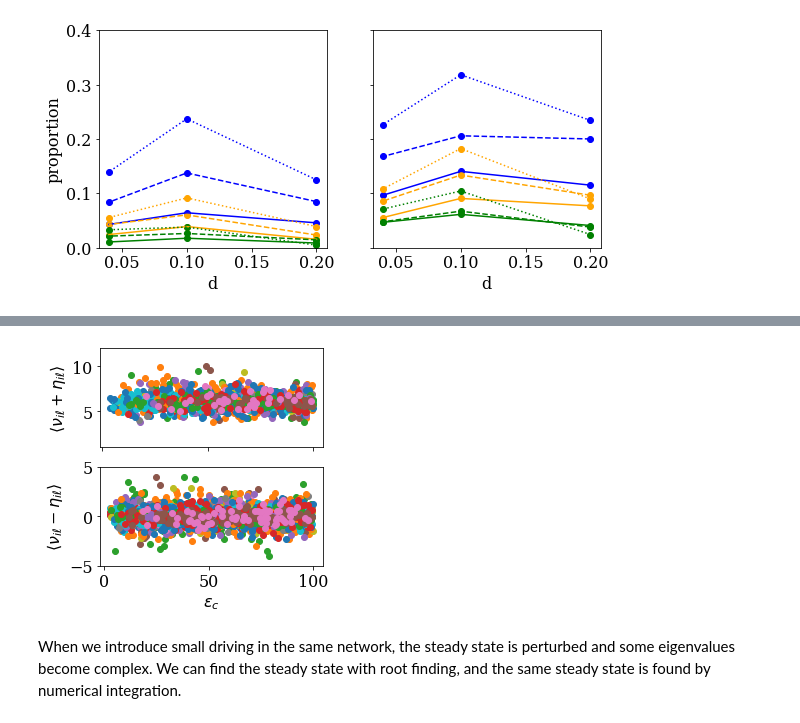
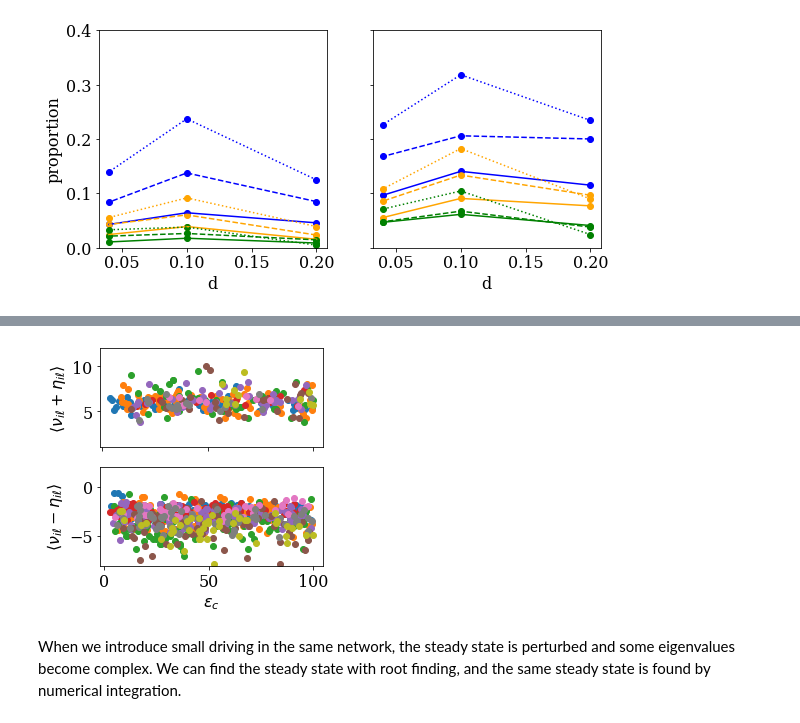
Before and after one commit to znicolaou/rmtchem, a Jupyter notebook: rmtchem.ipynb, the cells around one changed output, grey strips where cells are left out. Cells and saved outputs as stored; diff of their text form; code cells hidden in the pictures.

```diff
--- a/rmtchem.ipynb
+++ b/rmtchem.ipynb
@@ -94,7 +98,7 @@ plt.ylabel("proportion")
 plt.ylim(0,1.1)
 for i in range(3):
     n=ns[i]
-    dat=np.loadtxt('data/sing/'+str(n)+'/scounts.txt')
+    dat=np.loadtxt('data/sing/'+str(n)+'_counts.txt')
     plt.plot(dat[:,1],dat[:,2],color='blue',linestyle=ls[i])
     plt.plot(dat[:,1],dat[:,3],color='orange',linestyle=ls[i])
     plt.plot(dat[:,1],dat[:,4],color='green',linestyle=ls[i])
@@ -208,7 +212,7 @@ plt.show()
 # %% [output]
 [figure]
 # %%
-ns=[50,100,200]
+ns=[50]
 cs=[2,2.5,3]
 ds=[5,10,25]
 c1='blue'
@@ -225,10 +229,10 @@ plots=[]
 for n in ns:
     for c in cs:
         for d in ds:
-            vals=np.loadtxt('data/'+str(n)+'_'+str(c)+'_'+str(d)+'.txt')
-            plots.append((vals[np.where(vals[:,5]==0.)[0],9]+vals[np.where(vals[:,5]==0.)[0],10])/c)
-            plots.append((vals[np.where(vals[:,5]==1.)[0],9]+vals[np.where(vals[:,5]==1.)[0],10])/c)
-            plots.append((vals[np.where(vals[:,5]==2.)[0],9]+vals[np.where(vals[:,5]==2.)[0],10])/c)
+            vals=np.loadtxt('data/hystereses/'+str(n)+'_'+str(c)+'_'+str(d)+'.txt')
+            plots.append((vals[np.where(vals[:,4]==0.)[0],8]+vals[np.where(vals[:,4]==0.)[0],9])/c)
+            plots.append((vals[np.where(vals[:,4]==1.)[0],8]+vals[np.where(vals[:,4]==1.)[0],9])/c)
+            plots.append((vals[np.where(vals[:,4]==2.)[0],8]+vals[np.where(vals[:,4]==2.)[0],9])/c)
 
 # plt.xlabel('group')
 plt.xticks([])
@@ -247,16 +251,16 @@ for item in ['whiskers','caps']:
     plt.setp(box1[item][5::6], color=c3)
 
 plt.subplot(2,1,2)
-plt.ylim(-5,5)
+plt.ylim(-10,5)
 plt.tick_params(axis='x', which='both', bottom=True,  top=False, labelbottom=False)
 plots=[]
 for n in ns:
     for c in cs:
         for d in ds:
-            vals=np.loadtxt('data/'+str(n)+'_'+str(c)+'_'+str(d)+'.txt')
-            plots.append((vals[np.where(vals[:,5]==0.)[0],9]-vals[np.where(vals[:,5]==0.)[0],10])/c)
-            plots.append((vals[np.where(vals[:,5]==1.)[0],9]-vals[np.where(vals[:,5]==1.)[0],10])/c)
-            plots.append((vals[np.where(vals[:,5]==2.)[0],9]-vals[np.where(vals[:,5]==2.)[0],10])/c)
+            vals=np.loadtxt('data/hystereses/'+str(n)+'_'+str(c)+'_'+str(d)+'.txt')
+            plots.append((vals[np.where(vals[:,4]==0.)[0],8]-vals[np.where(vals[:,4]==0.)[0],9])/c)
+            plots.append((vals[np.where(vals[:,4]==1.)[0],8]-vals[np.where(vals[:,4]==1.)[0],9])/c)
+            plots.append((vals[np.where(vals[:,4]==2.)[0],8]-vals[np.where(vals[:,4]==2.)[0],9])/c)
 
 plt.xlabel('group')
 plt.ylabel(r'$\langle \nu_{i\ell}-\eta_{i\ell} \rangle$')
@@ -281,10 +355,10 @@ plt.show()
 from scipy.stats import ttest_ind,pearsonr
 
 for n in ns:
-    for c in cs:
-        for d in ds:
-            vals=np.loadtxt('data/'+str(n)+'_'+str(c)+'_'+str(d)+'.txt')
-            x=vals[np.where(vals[:,5]==1.)[0],6]
-            y=(vals[np.where(vals[:,5]==1.)[0],9]-vals[np.where(vals[:,5]==1.)[0],10])/c
+    for d in ds:
+        for c in cs:
+            vals=np.loadtxt('data/hystereses/'+str(n)+'_'+str(c)+'_'+str(d)+'.txt')
+            x=vals[np.where(vals[:,4]==2.)[0],5]
+            y=(vals[np.where(vals[:,4]==2.)[0],8]-vals[np.where(vals[:,4]==2.)[0],9])/c
             print(pearsonr(x,y))
 # %% [output]
@@ -308,30 +374,30 @@ for n in ns:
 # %%
 plt.subplots(2,1,figsize=(4,4))
 
 plt.subplot(2,1,1)
 plt.tick_params(axis='x', which='both', bottom=True,  top=False, labelbottom=False)
 plt.ylabel(r'$\langle \nu_{i\ell}+\eta_{i\ell} \rangle$')
 plt.ylim(1,12)
 for n in ns:
     for c in cs:
         for d in ds:
-            vals=np.loadtxt('data/'+str(n)+'_'+str(c)+'_'+str(d)+'.txt')
-            plt.scatter(vals[np.where(vals[:,5]==1.)[0],6]*100/5000, (vals[np.where(vals[:,5]==1.)[0],9]+vals[np.where(vals[:,5]==1.)[0],10])/c)
+            vals=np.loadtxt('data/hystereses/'+str(n)+'_'+str(c)+'_'+str(d)+'.txt')
+            plt.scatter(vals[np.where(vals[:,4]==1.)[0],5]*100/5000, (vals[np.where(vals[:,4]==1.)[0],8]+vals[np.where(vals[:,4]==1.)[0],9])/c)
 
 plt.subplot(2,1,2)
 # plt.tick_params(axis='x', which='both', bottom=True,  top=False, labelbottom=False)
 plt.xlabel(r'$\epsilon_c$')
 plt.ylabel(r'$\langle \nu_{i\ell}-\eta_{i\ell} \rangle$')
-plt.ylim(-5,5)
+plt.ylim(-8,2)
 for n in ns:
     for c in cs:
         for d in ds:
-            vals=np.loadtxt('data/'+str(n)+'_'+str(c)+'_'+str(d)+'.txt')
-            plt.scatter(vals[np.where(vals[:,5]==2.)[0],6]*100/5000, (vals[np.where(vals[:,5]==2.)[0],9]-vals[np.where(vals[:,5]==2.)[0],10])/c)
+            vals=np.loadtxt('data/hystereses/'+str(n)+'_'+str(c)+'_'+str(d)+'.txt')
+            plt.scatter(vals[np.where(vals[:,4]==2.)[0],5]*100/5000, (vals[np.where(vals[:,4]==2.)[0],8]-vals[np.where(vals[:,4]==2.)[0],9])/c)
 plt.savefig('plots/fig4b.pdf')
 plt.show()
 # %% [output]
-[figure, old version]
+[figure, new version]
 # %% [markdown]
 When we introduce small driving in the same network, the steady state is perturbed and some eigenvalues become complex. We can find the steady state with root finding, and the same steady state is found by numerical integration.
 # %% [markdown]
```
Also changed, not shown: parts of 7 cells of this notebook, 1 other file.
